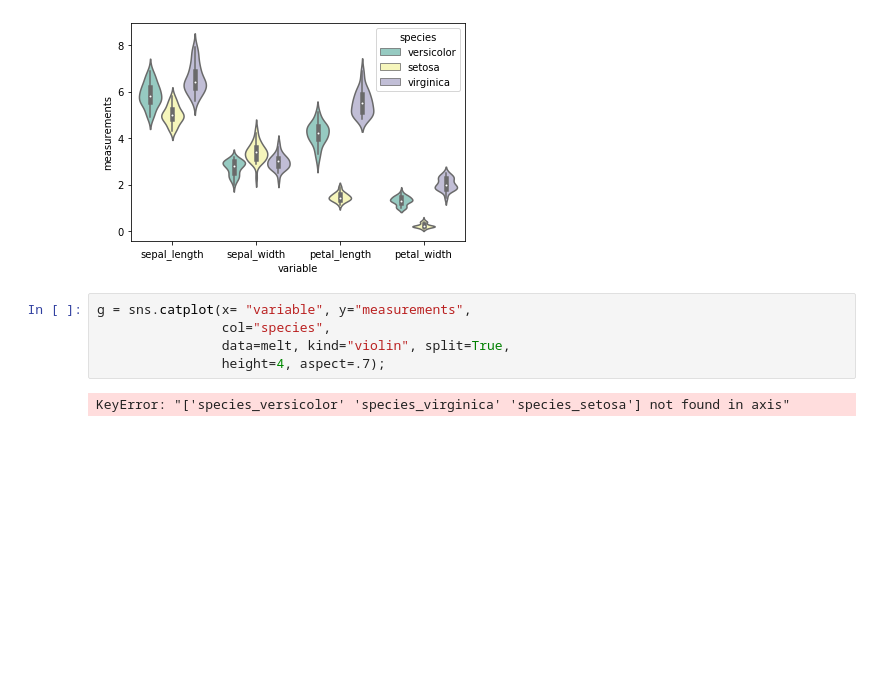
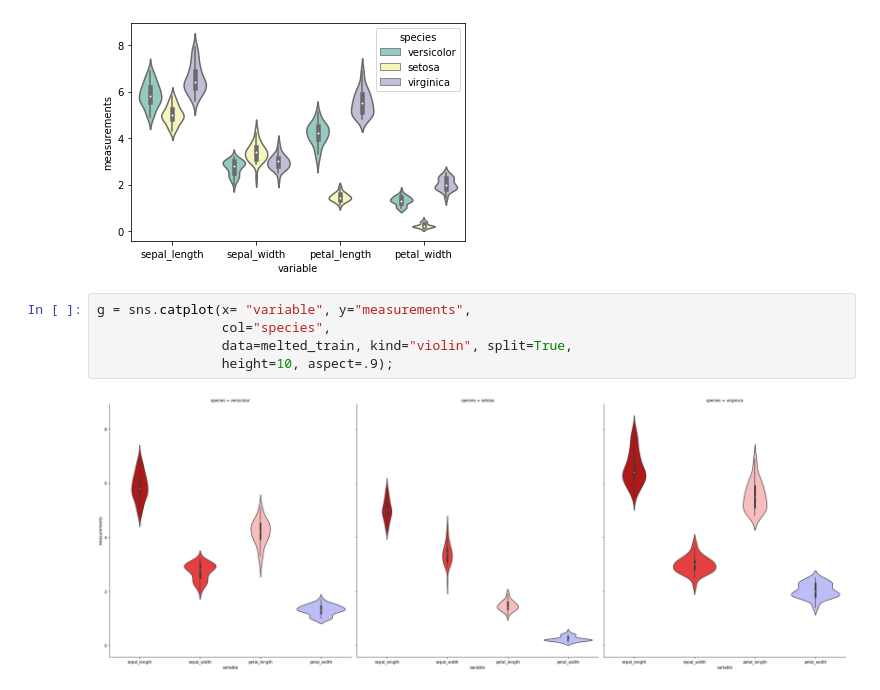
Before and after one commit to GabbyBarajasBroussard/classification-exercises, a Jupyter notebook: classification_exercises.ipynb, the cells around one changed output. Drawn from its saved outputs; the diff is of its cells as text; blank space fills up the shorter version.

```diff
--- a/classification_exercises.ipynb
+++ b/classification_exercises.ipynb
@@ -505,7 +505,7 @@ ax = sns.violinplot(x="variable", y="measurements", hue="species",
 # %%
 g = sns.catplot(x= "variable", y="measurements",
                 col="species",
-                data=melt, kind="violin", split=True,
-                height=4, aspect=.7);
+                data=melted_train, kind="violin", split=True,
+                height=10, aspect=.9);
 # %% [output]
-KeyError: "['species_versicolor' 'species_virginica' 'species_setosa'] not found in axis"
+[figure, added]
```
